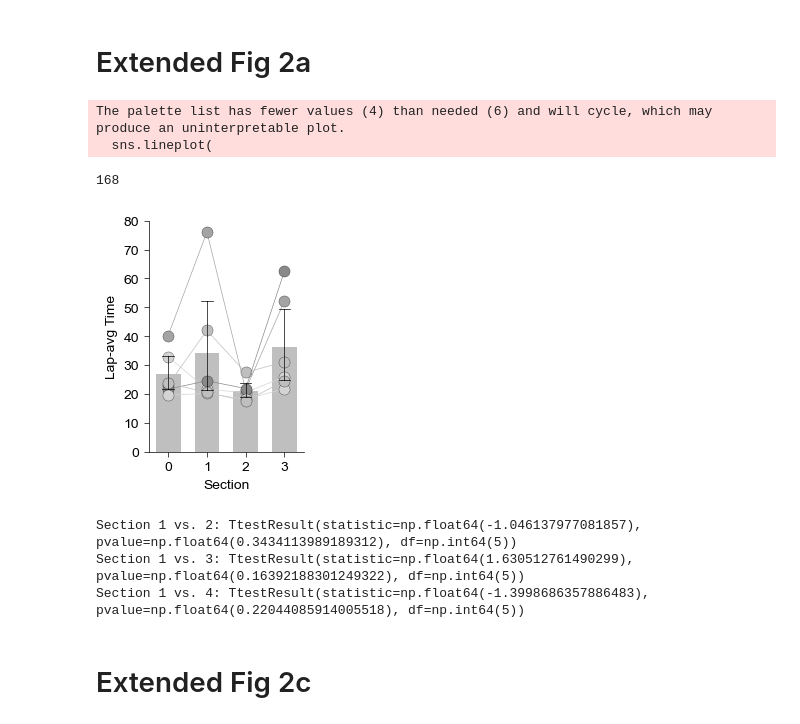
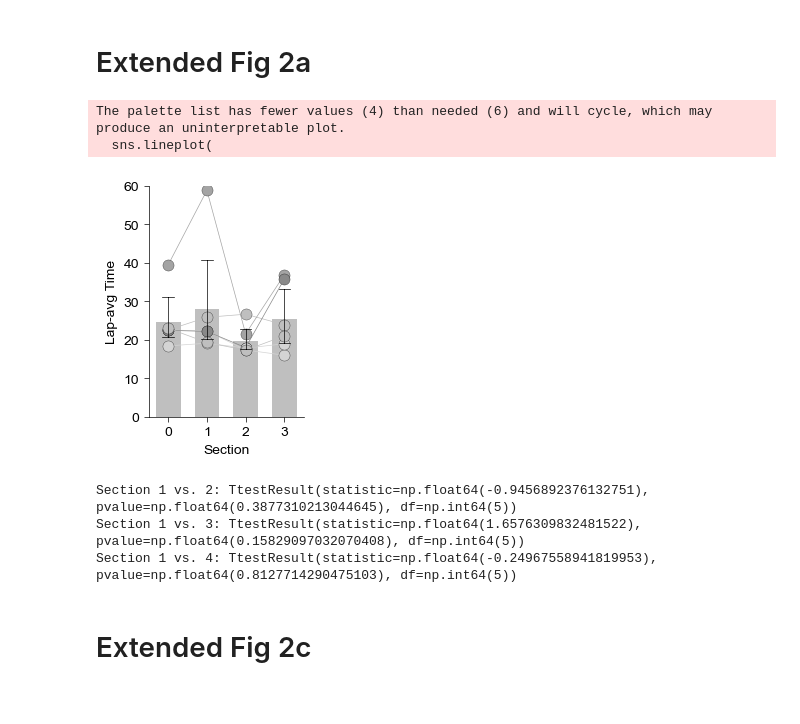
Before and after one commit to YAO-Shuyang/PlotFigures, a Jupyter notebook: NodeFigures/Fig0871 - Novel routes do not affect R1 behavior.ipynb, the cells around one changed output. Cells and saved outputs as stored; diff of their text form; code cells hidden in the pictures.

```diff
--- a/NodeFigures/Fig0871 - Novel routes do not affect R1 behavior.ipynb
+++ b/NodeFigures/Fig0871 - Novel routes do not affect R1 behavior.ipynb
@@ -22,12 +22,12 @@ def mean_time_per_lap(trace):
             (lap_mid_time < trace[f'node {n}']['ms_time_behav'][-1])
         )[0]
         lapwise_time = trace['correct_time'][end[lap_idx]] - trace['correct_time'][beg[lap_idx]]
-        avg_navigation_time[i] = np.mean(lapwise_time)
+        avg_navigation_time[i] = np.median(lapwise_time)
 
     return avg_navigation_time
 
 if exists(join(figdata, f"{code_id} [lapwise time].pkl")) == False:
-    LapwiseTimeData = {
+    TrialAvgTimeData = {
         "MiceID": [],
         "Session": [],
         "Section": [],
@@ -40,25 +40,25 @@ if exists(join(figdata, f"{code_id} [lapwise time].pkl")) == False:
                 trace = pickle.load(f)
 
             avg_time = mean_time_per_lap(trace)
-            LapwiseTimeData["MiceID"].append(np.repeat(mouse, 4))
-            LapwiseTimeData["Session"].append(np.repeat(s, 4))
-            LapwiseTimeData["Section"].append(np.arange(4))
-            LapwiseTimeData["Lap-avg Time"].append(avg_time/1000)
+            TrialAvgTimeData["MiceID"].append(np.repeat(mouse, 4))
+            TrialAvgTimeData["Session"].append(np.repeat(s, 4))
+            TrialAvgTimeData["Section"].append(np.arange(4))
+            TrialAvgTimeData["Lap-avg Time"].append(avg_time/1000)
 
-    for key in LapwiseTimeData:
-        LapwiseTimeData[key] = np.concatenate(LapwiseTimeData[key])
+    for key in TrialAvgTimeData.keys():
+        TrialAvgTimeData[key] = np.concatenate(TrialAvgTimeData[key])
     with open(join(figdata, f"{code_id} [lapwise time].pkl"), 'wb') as f:
-        pickle.dump(LapwiseTimeData, f)
+        pickle.dump(TrialAvgTimeData, f)
 
-    LapwiseTimeD = pd.DataFrame(LapwiseTimeData)
-    LapwiseTimeD.to_excel(join(figdata, f"{code_id} [lapwise time].xlsx"), index=False)
-    print(len(LapwiseTimeD))
+    TrialAvgTimeD = pd.DataFrame(TrialAvgTimeData)
+    TrialAvgTimeD.to_excel(join(figdata, f"{code_id} [lapwise time].xlsx"), index=False)
+    print(len(TrialAvgTimeD))
 else:
     with open(join(figdata, f"{code_id} [lapwise time].pkl"), 'rb') as f:
-        LapwiseTimeData = pickle.load(f)
+        TrialAvgTimeData = pickle.load(f)
 
-LapwiseTimeData['X'] = LapwiseTimeData['Session'] * 4 + LapwiseTimeData['Section']
-subdata = SubDict(LapwiseTimeData, LapwiseTimeData.keys(), np.where(LapwiseTimeData['Session'] == 0)[0])
+TrialAvgTimeData['X'] = TrialAvgTimeData['Session'] * 4 + TrialAvgTimeData['Section']
+subdata = SubDict(TrialAvgTimeData, TrialAvgTimeData.keys(), np.where(TrialAvgTimeData['Session'] == 0)[0])
 fig = plt.figure(figsize=(2, 3))
 ax = Clear_Axes(plt.axes(), close_spines=['top', 'right'], ifxticks=True, ifyticks=True)
 sns.lineplot(
@@ -76,39 +76,38 @@ sns.lineplot(
     err_kws={"capsize": 5, "capthick": 1},
     linewidth=0.5,
     legend=False
 )
 sns.barplot(
     x='Section',
     y='Lap-avg Time',
     data=subdata,
     color='gray',
     alpha=0.5,
     ax=ax,
     capsize=0.3,
     gap=0.2,
     err_kws={"color": 'k', "linewidth": 0.5},
     zorder=0
 )
-ax.set_ylim(0, 80)
+ax.set_ylim(0, 60)
 plt.savefig(join(loc, f"lapwise avg time.svg"))
 plt.savefig(join(loc, f"lapwise avg time.png"), dpi=600)
 plt.show()
 
 idx_1a = np.where((subdata['Section'] == 0))[0]
 idx_1b = np.where((subdata['Section'] == 1))[0]
 idx_1c = np.where((subdata['Section'] == 2))[0]
 idx_1d = np.where((subdata['Section'] == 3))[0]
 print("Section 1 vs. 2:", ttest_rel(subdata['Lap-avg Time'][idx_1a], subdata['Lap-avg Time'][idx_1b]))
 print("Section 1 vs. 3:", ttest_rel(subdata['Lap-avg Time'][idx_1a], subdata['Lap-avg Time'][idx_1c]))
 print("Section 1 vs. 4:", ttest_rel(subdata['Lap-avg Time'][idx_1a], subdata['Lap-avg Time'][idx_1d]))
 # %% [output]
 The palette list has fewer values (4) than needed (6) and will cycle, which may produce an uninterpretable plot.
   sns.lineplot(
+[figure, new version]
-168
+Section 1 vs. 2: TtestResult(statistic=np.float64(-0.9456892376132751), pvalue=np.float64(0.3877310213044645), df=np.int64(5))
+Section 1 vs. 3: TtestResult(statistic=np.float64(1.6576309832481522), pvalue=np.float64(0.15829097032070408), df=np.int64(5))
+Section 1 vs. 4: TtestResult(statistic=np.float64(-0.24967558941819953), pvalue=np.float64(0.8127714290475103), df=np.int64(5))
-[figure, old version]
-Section 1 vs. 2: TtestResult(statistic=np.float64(-1.046137977081857), pvalue=np.float64(0.3434113989189312), df=np.int64(5))
-Section 1 vs. 3: TtestResult(statistic=np.float64(1.630512761490299), pvalue=np.float64(0.16392188301249322), df=np.int64(5))
-Section 1 vs. 4: TtestResult(statistic=np.float64(-1.3998686357886483), pvalue=np.float64(0.22044085914005518), df=np.int64(5))
 # %% [markdown]
 # Extended Fig 2c
 # %%
```
Also changed, not shown: 12 other files.
